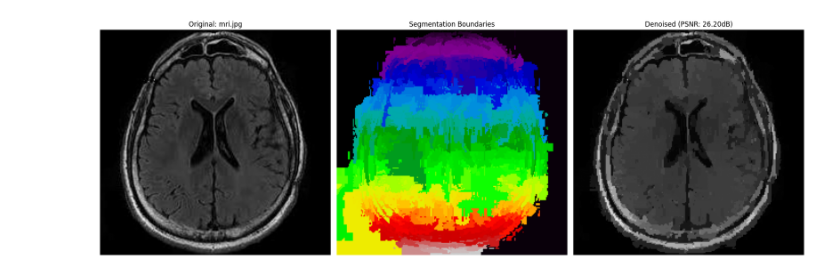
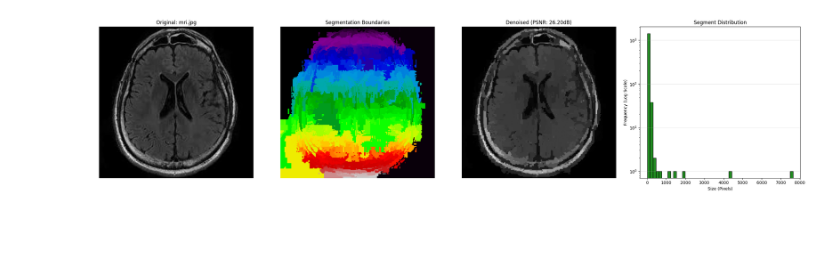
Before and after one commit to Arya20040110/med_image_processing, a Jupyter notebook: Med_image.ipynb, the cells around one changed output. Drawn from its saved outputs; the diff is of its cells as text; code cells hidden in the pictures; blank space fills up the shorter version.

```diff
--- a/Med_image.ipynb
+++ b/Med_image.ipynb
@@ -3,12 +3,14 @@
 # %%
 import numpy as np
 import matplotlib.pyplot as plt
-from skimage import io, color
-from scipy import ndimage
+from skimage import io
 from collections import defaultdict
 import time
 import math
 import os
+
+# Ensures plots render correctly in Google Colab environments
+%matplotlib inline
 
 # ==========================================
 # 1. UNION-FIND DATA STRUCTURE
@@ -22,7 +24,7 @@ class UnionFind:
     def find(self, i):
         if self.parent[i] == i:
             return i
-        self.parent[i] = self.find(self.parent[i]) # Path compression [cite: 78]
+        self.parent[i] = self.find(self.parent[i]) # Path compression
         return self.parent[i]
 
     def union(self, i, j, weight):
@@ -33,7 +35,7 @@ class UnionFind:
                 root_i, root_j = root_j, root_i
             self.parent[root_j] = root_i
             self.size[root_i] += self.size[root_j]
-            # Update Int(C) as max weight edge in MST [cite: 52]
+            # Update Int(C) as max weight edge in MST
             self.max_weight[root_i] = max(self.max_weight[root_i], weight)
 
 # ==========================================
@@ -42,13 +44,13 @@ class UnionFind:
 def build_graph(image):
     rows, cols = image.shape
     edges = []
-    # Connect 4-neighbor pixels [cite: 25]
+    # Connect 4-neighbor pixels
     for i in range(rows):
         for j in range(cols):
             u = i * cols + j
             if j + 1 < cols:
                 v = i * cols + (j + 1)
-                weight = abs(float(image[i, j]) - float(image[i, j + 1])) # [cite: 40]
+                weight = abs(float(image[i, j]) - float(image[i, j + 1]))
                 edges.append((weight, u, v))
             if i + 1 < rows:
                 v = (i + 1) * cols + j
@@ -60,35 +62,35 @@ def segment_image(image, k):
     rows, cols = image.shape
     num_pixels = rows * cols
     edges = build_graph(image)
-    edges.sort(key=lambda x: x[0]) # Sort edges by weight [cite: 43]
+    edges.sort(key=lambda x: x[0])
     uf = UnionFind(num_pixels)
 
     for weight, u, v in edges:
         root_u = uf.find(u)
         root_v = uf.find(v)
         if root_u != root_v:
-            # tau(C) = k / |C| [cite: 53]
+            # tau(C) = k / |C|
             tau_u = k / uf.size[root_u]
             tau_v = k / uf.size[root_v]
-            # Merging criterion [cite: 51]
+            # Merging criterion: weight <= min(Int + tau)
             if weight <= min(uf.max_weight[root_u] + tau_u, uf.max_weight[root_v] + tau_v):
                 uf.union(root_u, root_v, weight)
     return uf
 
 # ==========================================
-# 3. SEGMENT-BASED DENOISING (As per Section 3.4)
+# 3. DENOISING & LABEL EXTRACTION
 # ==========================================
 def process_output(image, uf):
     rows, cols = image.shape
     denoised = np.zeros_like(image, dtype=np.float64)
     labels = np.zeros((rows, cols), dtype=np.int32)
     segment_sums = defaultdict(float)
+    segment_sizes = {}
 
-    # Map root IDs to a small range (0 to N) for colormap scaling
     root_to_id = {}
     next_id = 0
 
-    # First pass: identify segments and sum intensities [cite: 57, 83]
+    # Pass 1: Sum intensities and map root pointers to small IDs (0...N)
     for i in range(rows):
         for j in range(cols):
             pixel_idx = i * cols + j
@@ -96,66 +98,97 @@ def process_output(image, uf):
             if root not in root_to_id:
                 root_to_id[root] = next_id
                 next_id += 1
+                segment_sizes[root] = uf.size[root]
             labels[i, j] = root_to_id[root]
             segment_sums[root] += float(image[i, j])
 
-    # Second pass: compute mean intensity per segment [cite: 57, 84]
+    # Pass 2: Calculate Mean Intensity for Denoised result
     for i in range(rows):
         for j in range(cols):
             root = uf.find(i * cols + j)
             denoised[i, j] = segment_sums[root] / uf.size[root]
 
-    return denoised, labels
+    return denoised, labels, list(segment_sizes.values())
 
 # ==========================================
-# 4. METRICS & VISUALIZATION
+# 4. METRICS CALCULATION
 # ==========================================
 def calculate_metrics(original, denoised):
-    mse = np.mean((original.astype(np.float64) - denoised) ** 2) # [cite: 115]
-    psnr = 100 if mse == 0 else 20 * math.log10(255.0 / math.sqrt(mse)) # [cite: 116]
+    mse = np.mean((original.astype(np.float64) - denoised) ** 2)
+    psnr = 100 if mse == 0 else 20 * math.log10(255.0 / math.sqrt(mse))
     return psnr, mse
 
-def visualize_results(original, labels, denoised, filename, psnr):
-    fig, axs = plt.subplots(1, 3, figsize=(18, 6))
+# ==========================================
+# 5. VISUALIZATION & SEGMENT DISTRIBUTION HISTOGRAM
+# ==========================================
+def visualize_results(original, labels, denoised, sizes, filename, psnr):
+    fig, axs = plt.subplots(1, 4, figsize=(24, 6))
 
+    # Original Image
     axs[0].imshow(original, cmap='gray')
     axs[0].set_title(f'Original: {filename}')
     axs[0].axis('off')
 
-    # FIX: Use nipy_spectral colormap to match your screenshot
-    # This creates the "rainbow" look based on Segment IDs
+
     axs[1].imshow(labels, cmap='nipy_spectral')
     axs[1].set_title('Segmentation Boundaries')
     axs[1].axis('off')
 
+    # Denoised Grayscale Image
     axs[2].imshow(denoised, cmap='gray')
     axs[2].set_title(f'Denoised (PSNR: {psnr:.2f}dB)')
     axs[2].axis('off')
+
+    # Segment Size Distribution Histogram
+    axs[3].hist(sizes, bins=50, color='forestgreen', edgecolor='black', log=True)
+    axs[3].set_title('Segment Distribution')
+    axs[3].set_xlabel('Size (Pixels)')
+    axs[3].set_ylabel('Frequency (Log Scale)')
+    axs[3].grid(axis='y', alpha=0.3)
 
     plt.tight_layout()
     plt.show()
 
 # ==========================================
-# 5. MAIN EXECUTION PIPELINE
+# 6. MAIN EXECUTION PIPELINE
 # ==========================================
 def main():
+    # 1. Manual File List (Upload these to Colab sidebar first!)
     image_files = ['mri.jpg', 'mri2.jpg', 'mri3.jpg']
-    k_val = 100 # Controlling segment size [cite: 54, 109]
 
+    # 2. Parameters
+    k_val = 100  # k affects both segmentation and denoising smoothness
+
+    # 3. Processing Loop
     for filename in image_files:
         if not os.path.exists(filename):
+            print(f"⚠️ Error: {filename} not found. Please upload it to the sidebar.")
             continue
 
-        print(f"Processing {filename}...")
+        print(f"⚙️ Processing {filename} with k={k_val}...")
         img = io.imread(filename, as_gray=True)
-        if np.max(img) <= 1.0: img *= 255 # Ensure 0-255 range [cite: 23]
 
-        # Execute MST algorithm tasks [cite: 67]
-        uf = segment_image(img, k_val)
-        denoised, labels = process_output(img, uf)
+        # Ensure image is in 0-255 scale
+        if np.max(img) <= 1.0:
+            img = (img * 255).astype(np.float64)
 
-        psnr, mse = calculate_metrics(img, denoised)
-        visualize_results(img, labels, denoised, filename, psnr)
+        start_time = time.time()
+
+        # Build MST and Segment
+        uf_structure = segment_image(img, k_val)
+
+        # Generate Denoised Image and Label Map
+        denoised_img, labels_map, segment_sizes = process_output(img, uf_structure)
+
+        duration = time.time() - start_time
+
+        # Calculate PSNR and MSE
+        psnr, mse = calculate_metrics(img, denoised_img)
+
+        print(f"✅ Completed in {duration:.2f}s | MSE: {mse:.2f} | PSNR: {psnr:.2f}dB")
+
+        # Final Multi-panel Visualization
+        visualize_results(img, labels_map, denoised_img, segment_sizes, filename, psnr)
 
 if __name__ == "__main__":
     main()
@@ -164 +198 @@ Processing mri.jpg...
-[figure, old version]
+[figure, new version]
```
Also changed, not shown: parts of 1 cell of this notebook.
